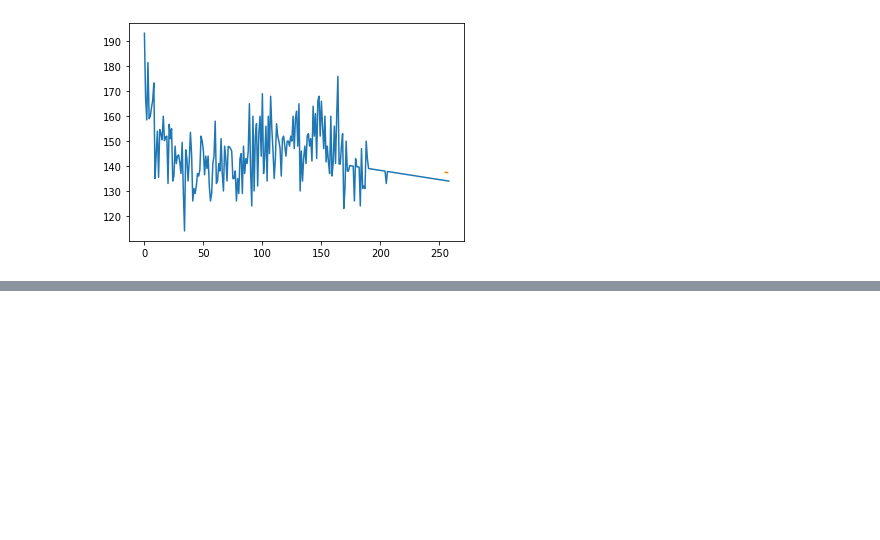
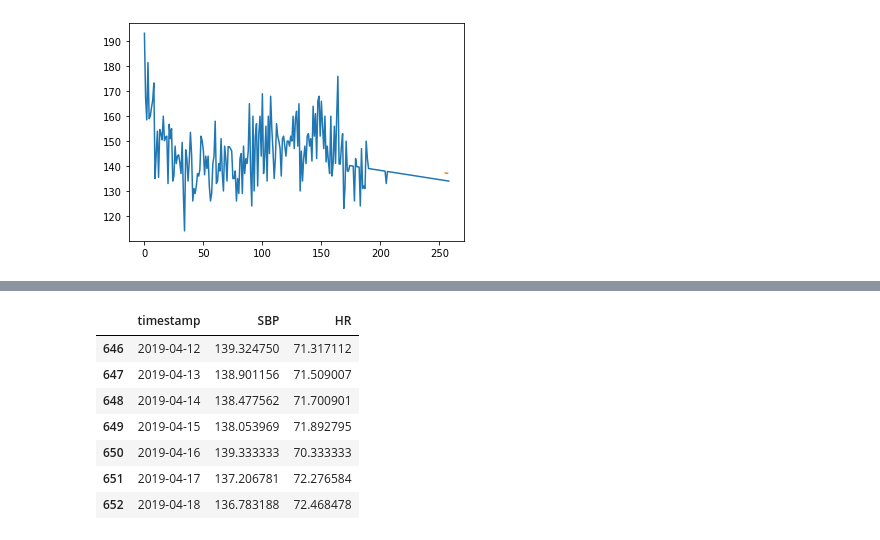
Before and after one commit to PKing70/Sentinel, a Jupyter notebook: LSTM/mylstm.ipynb, the cells around one changed output, grey strips where cells are left out. Cells and saved outputs as stored; diff of their text form; code cells hidden in the pictures; blank space fills up the shorter version.

```diff
--- a/LSTM/mylstm.ipynb
+++ b/LSTM/mylstm.ipynb
@@ -388,0 +546,12 @@ yhat:  [[0.30374134 0.30608746 0.3052766  0.3067553  0.30741012 0.30707458
+# %%
+te = te.assign(HR=teHR.loc[:, ['HR']])
+te
+# %% [output]
+|  | timestamp | SBP | HR |
+| 646 | 2019-04-12 | 139.324750 | 71.317112 |
+| 647 | 2019-04-13 | 138.901156 | 71.509007 |
+| 648 | 2019-04-14 | 138.477562 | 71.700901 |
+| 649 | 2019-04-15 | 138.053969 | 71.892795 |
+| 650 | 2019-04-16 | 139.333333 | 70.333333 |
+| 651 | 2019-04-17 | 137.206781 | 72.276584 |
+| 652 | 2019-04-18 | 136.783188 | 72.468478 |
```
Also changed, not shown: parts of 41 cells of this notebook.
